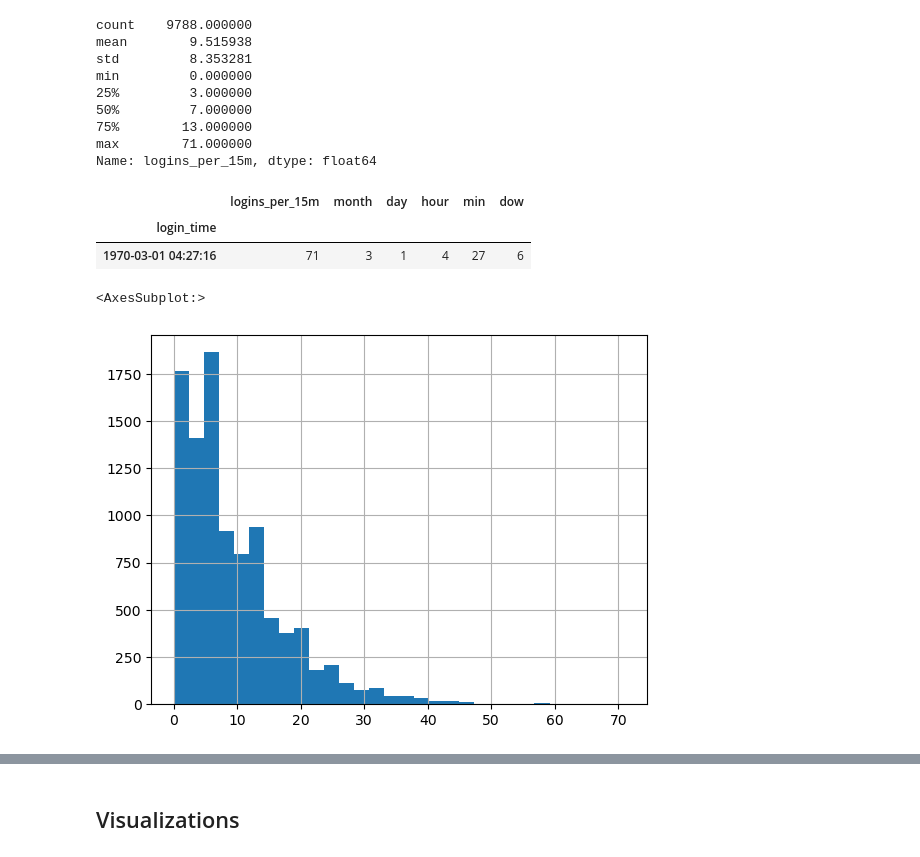
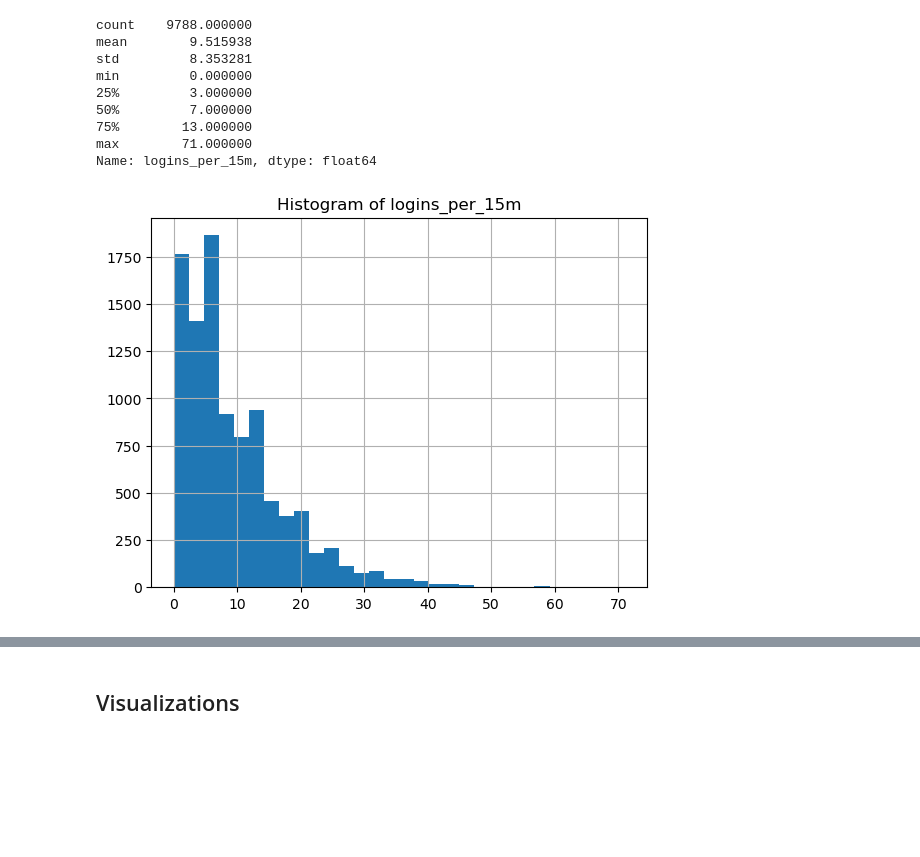
Before and after one commit to raechiang/Springboard, a Jupyter notebook: Unit_27-2-2_Ultimate_Technologies_Take-Home_Challenge/1-exploratory-data-analysis.ipynb, the cells around one changed output, grey strips where cells are left out. Cells and saved outputs as stored; diff of their text form; code cells hidden in the pictures; blank space fills up the shorter version.

Commit message:
Adjusted documentation and visualizations, and added document report.

```diff
--- a/Unit_27-2-2_Ultimate_Technologies_Take-Home_Challenge/1-exploratory-data-analysis.ipynb
+++ b/Unit_27-2-2_Ultimate_Technologies_Take-Home_Challenge/1-exploratory-data-analysis.ipynb
@@ -119,17 +120,12 @@ min         0.000000
 75%        13.000000
 max        71.000000
 Name: logins_per_15m, dtype: float64
-# %%
-logins_15m_df[logins_15m_df['logins_per_15m'] == 71]
-# %% [output]
-|  | logins_per_15m | month | day | hour | min | dow |
-| login_time |  |  |  |  |  |  |
-| 1970-03-01 04:27:16 | 71 | 3 | 1 | 4 | 27 | 6 |
 # %%
-logins_15m_df['logins_per_15m'].hist(bins=30)
+fig, ax = plt.subplots()
+logins_15m_df['logins_per_15m'].hist(bins=30, ax=ax)
+_ = ax.set_title("Histogram of logins_per_15m")
 # %% [output]
-<AxesSubplot:>
-[figure, old version]
+[figure, new version]
 # %%
 logins_15m_df['month'] = logins_15m_df.index.month
 logins_15m_df['day'] = logins_15m_df.index.day
```
Also changed, not shown: parts of 46 cells of this notebook, 2 other files.
